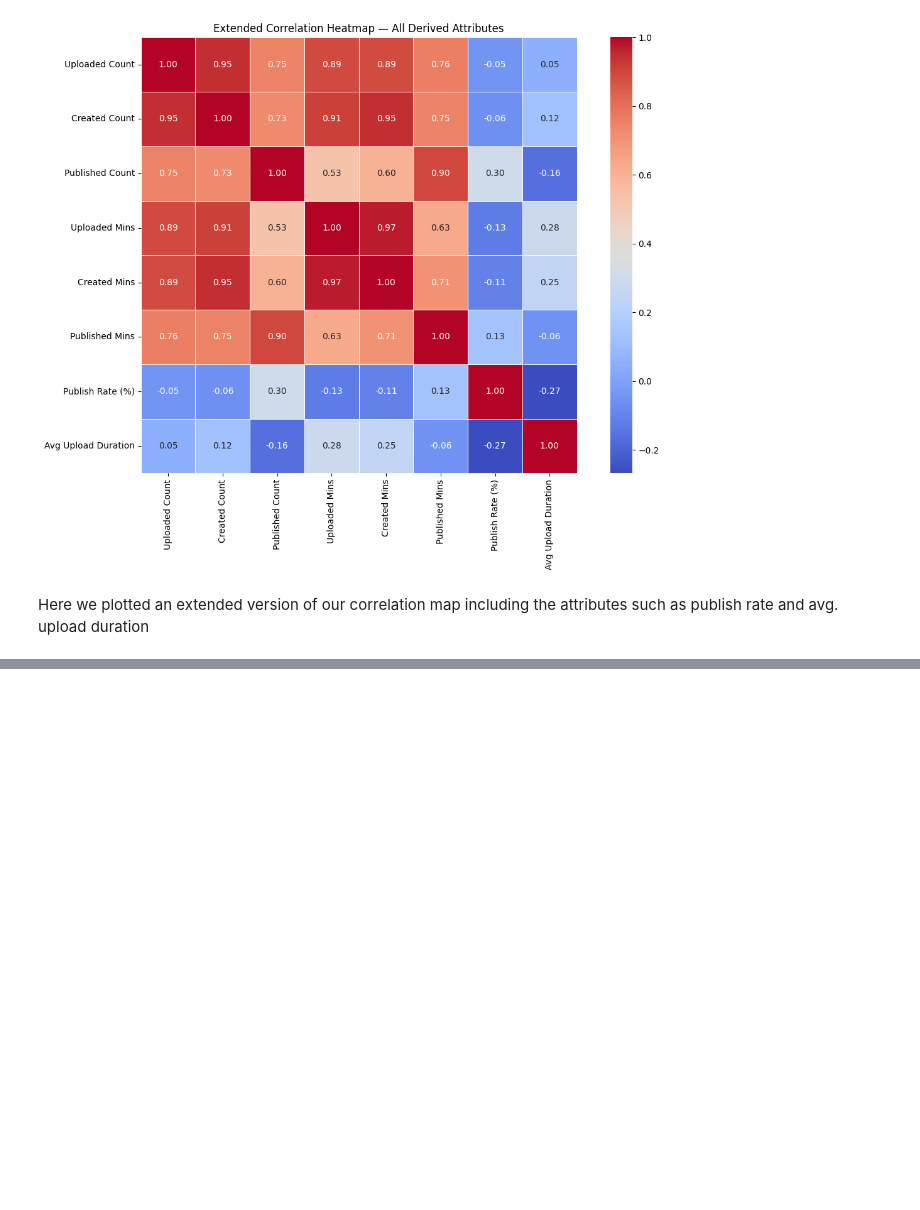
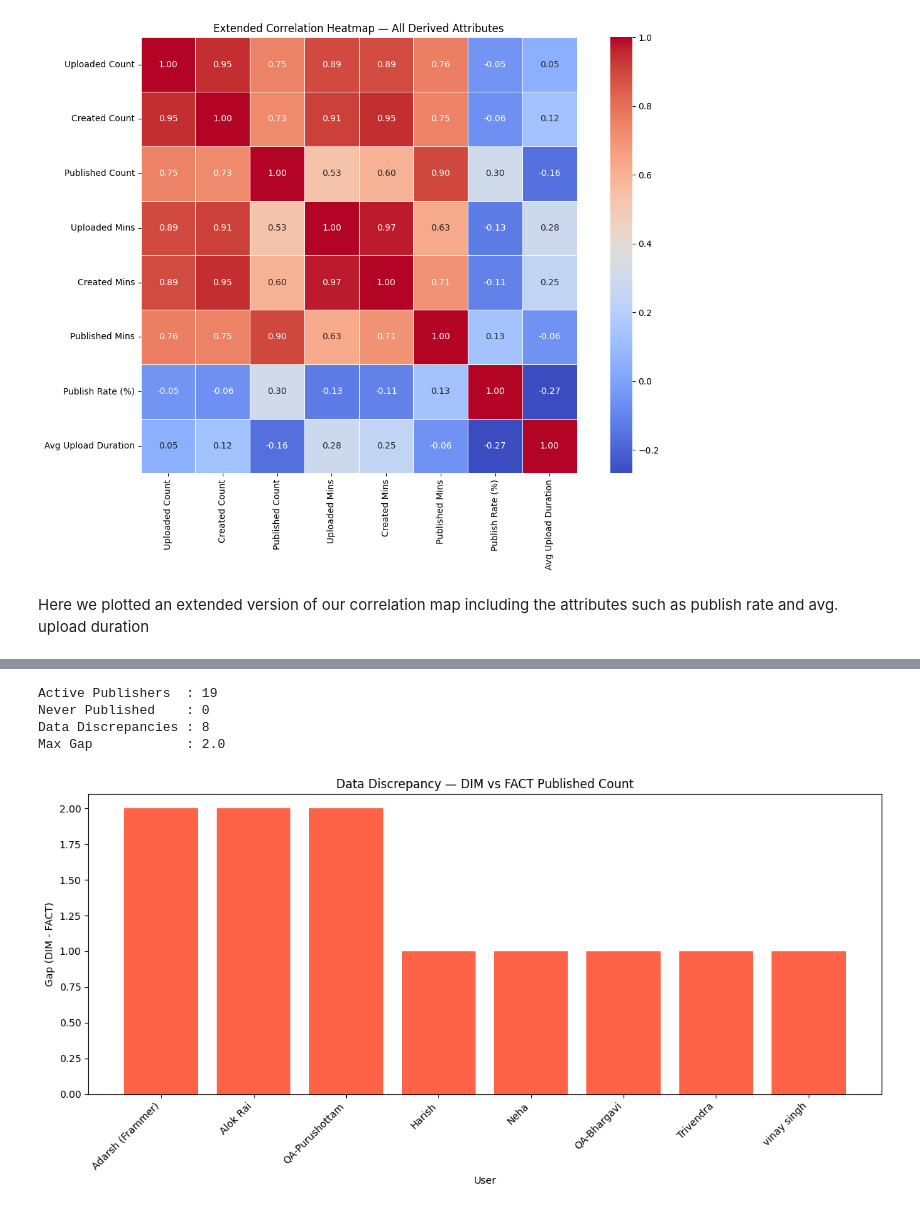
Before and after one commit to zen-code11/GC-Data, a Jupyter notebook: eda.ipynb, the cells around one changed output, grey strips where cells are left out. Drawn from its saved outputs; the diff is of its cells as text; code cells hidden in the pictures; blank space fills up the shorter version.

```diff
--- a/eda.ipynb
+++ b/eda.ipynb
@@ -176,0 +305,15 @@ Here we plotted an extended version of our correlation map including the attribu
+# %%
+from_dim = df[['User', 'Published Count']].copy()
+from_dim.columns = ['User', 'Published_from_DIM']
+from_dim['Published_from_DIM'] = pd.to_numeric(from_dim['Published_from_DIM'])
+
+from_fact = df1_published['Uploaded By'].value_counts().reset_index()
+from_fact.columns = ['User', 'Published_from_FACT']
+
+# Merge and compare
+comparison = from_dim.merge(from_fact, on='User', how='outer')
+comparison['Difference'] = (
+    comparison['Published_from_DIM'] - comparison['Published_from_FACT']
+)
+
+print(comparison[comparison['Difference'] != 0])
@@ -176,0 +348,30 @@ Here we plotted an extended version of our correlation map including the attribu
+# %%
+comparison['Published_from_FACT'] = comparison['Published_from_FACT'].fillna(0)
+comparison['Difference'] = comparison['Published_from_DIM'] - comparison['Published_from_FACT']
+comparison['Status'] = comparison['Published_from_FACT'].apply(
+    lambda x: 'Never Published' if x == 0 else 'Active Publisher'
+)
+
+# Summary
+print("Active Publishers  :", (comparison['Status'] == 'Active Publisher').sum())
+print("Never Published    :", (comparison['Status'] == 'Never Publisher').sum())
+print("Data Discrepancies :", (comparison['Difference'] > 0).sum())
+print("Max Gap            :", comparison['Difference'].max())
+
+# Plot the discrepancy
+discrepancy = comparison[comparison['Difference'] > 0].sort_values('Difference', ascending=False)
+
+plt.figure(figsize=(12, 6))
+plt.bar(discrepancy['User'], discrepancy['Difference'], color='tomato')
+plt.title('Data Discrepancy — DIM vs FACT Published Count')
+plt.xlabel('User')
+plt.ylabel('Gap (DIM - FACT)')
+plt.xticks(rotation=45, ha='right')
+plt.tight_layout()
+plt.show()
+# %% [output]
+Active Publishers  : 19
+Never Published    : 0
+Data Discrepancies : 8
+Max Gap            : 2.0
+[figure, added]
```
Also changed, not shown: parts of 19 cells of this notebook.
